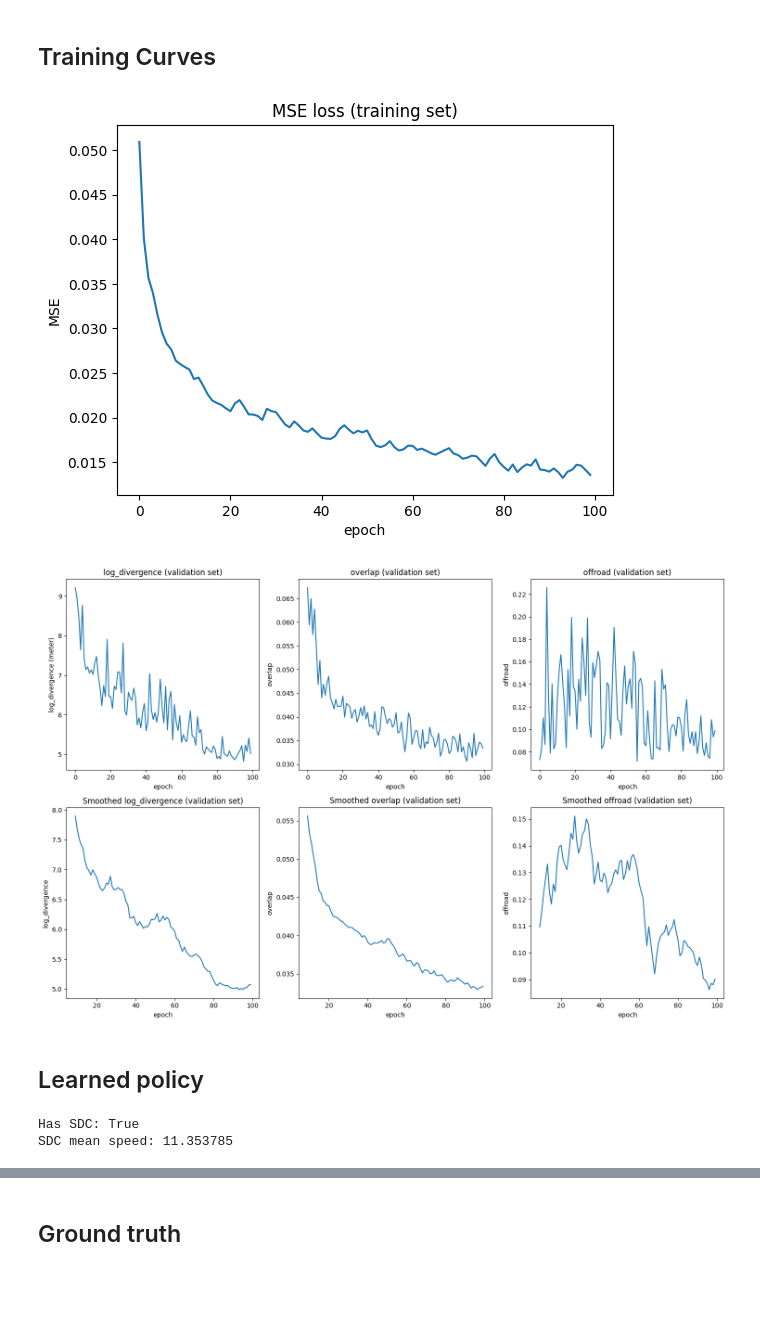
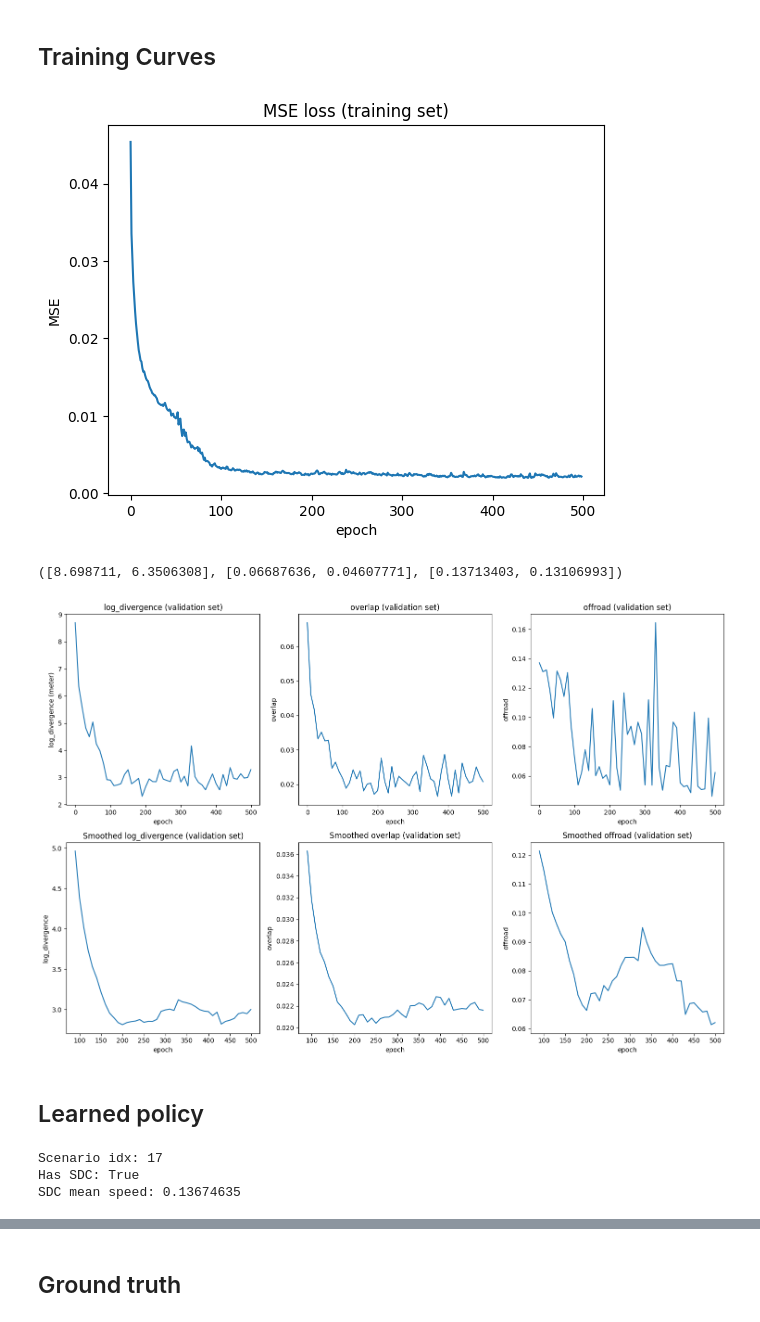
Before and after one commit to clemgris/imitation_gap_waymax, a Jupyter notebook: notebooks/vis_policy.ipynb, the cells around one changed output, grey strips where cells are left out. Cells and saved outputs as stored; diff of their text form; code cells hidden in the pictures; blank space fills up the shorter version.

```diff
--- a/notebooks/vis_policy.ipynb
+++ b/notebooks/vis_policy.ipynb
@@ -49,12 +49,12 @@ from model.rnn_policy import ActorCriticRNN, ScannedRNN
 from utils.viz import plot_observation_with_mask, plot_observation_with_goal
 # %%
 load_folder = '/data/draco/cleain/imitation_gap_waymax/logs'
-expe_num = '20240207_150958'
+expe_num = '20240209_172010'
 
 with open(os.path.join(load_folder, expe_num, 'args.json'), 'r') as file:
     config = json.load(file)
 
-n_epochs = 299
+n_epochs = 499
 # %% [markdown]
 ## Training Curves
 # %%
@@ -78,21 +80,30 @@ plt.ylabel('MSE')
 plt.xlabel('epoch');
 # plt.ylim(0.1, 0.33);
 # %% [output]
-[figure, old version]
+[figure, new version]
 # %%
 X = np.arange(n_epochs)
 log_div = []
 overlap = []
 offroad = []
 
-for e in range(n_epochs):
+for e in range(0, n_epochs, config['freq_eval']):
     log_div.append(np.array(training_dict[e]['validation']['log_divergence']).mean())
     overlap.append(np.array(training_dict[e]['validation']['overlap']).mean())
     offroad.append(np.array(training_dict[e]['validation']['offroad']).mean())
+
+log_div.append(np.array(training_dict[n_epochs]['validation']['log_divergence']).mean())
+overlap.append(np.array(training_dict[n_epochs]['validation']['overlap']).mean())
+offroad.append(np.array(training_dict[n_epochs]['validation']['offroad']).mean())
+# %%
+log_div[:2], overlap[:2], offroad[:2]
+# %% [output]
+([8.698711, 6.3506308], [0.06687636, 0.04607771], [0.13713403, 0.13106993])
 # %%
-import matplotlib.pyplot as plt
+fig = plt.figure(figsize=(15, 10))
 
-fig = plt.figure(figsize=(15, 10))
+X = np.arange((n_epochs // config['freq_eval']) + 1) * config['freq_eval']
+X = jnp.concatenate((X, jnp.array([n_epochs])))
 
 fig.add_subplot(2,3,1)
 plt.plot(X, log_div)
@@ -115,34 +126,34 @@ plt.xlabel('epoch');
 
 window_size = 10
 
 smoothed_log_div = np.convolve(log_div, np.ones(window_size) / window_size, mode='valid')
 smoothed_overlap = np.convolve(overlap, np.ones(window_size) / window_size, mode='valid')
 smoothed_offroad = np.convolve(offroad, np.ones(window_size) / window_size, mode='valid')
 
 # Plotting the smoothed curves
 
 fig.add_subplot(2, 3, 4)
 plt.plot(X[window_size - 1:], smoothed_log_div)
 plt.title('Smoothed log_divergence (validation set)')
 plt.ylabel('log_divergence')
 plt.xlabel('epoch')
 
 fig.add_subplot(2, 3, 5)
 plt.plot(X[window_size - 1:], smoothed_overlap)
 plt.title('Smoothed overlap (validation set)')
 plt.ylabel('overlap')
 plt.xlabel('epoch')
 
 fig.add_subplot(2, 3, 6)
 plt.plot(X[window_size - 1:], smoothed_offroad)
 plt.title('Smoothed offroad (validation set)')
 plt.ylabel('offroad')
 plt.xlabel('epoch')
 
 plt.tight_layout()
 plt.show()
 # %% [output]
-[figure, old version]
+[figure, new version]
 # %% [markdown]
 ## Learned policy
 # %%
@@ -161,6 +172,7 @@ id = 0
 scenario = next(data_iter)
 id += 1
 
+print('Scenario idx:', id)
 print('Has SDC:', jnp.any(scenario.object_metadata.is_sdc))
 
 
@@ -170,8 +182,9 @@ sdc_mean_speed = jax.vmap(lambda x: jnp.sqrt(x[0]**2 + x[1]**2))(sdc_vel_xy[0]).
 
 print('SDC mean speed:', sdc_mean_speed)
 # %% [output]
+Scenario idx: 17
 Has SDC: True
-SDC mean speed: 11.353785
+SDC mean speed: 0.13674635
 # %%
 if config['dynamics'] == 'bicycle':
     wrapped_dynamics_model = dynamics.InvertibleBicycleModel()
```
Also changed, not shown: parts of 6 cells of this notebook, 1 other file.
